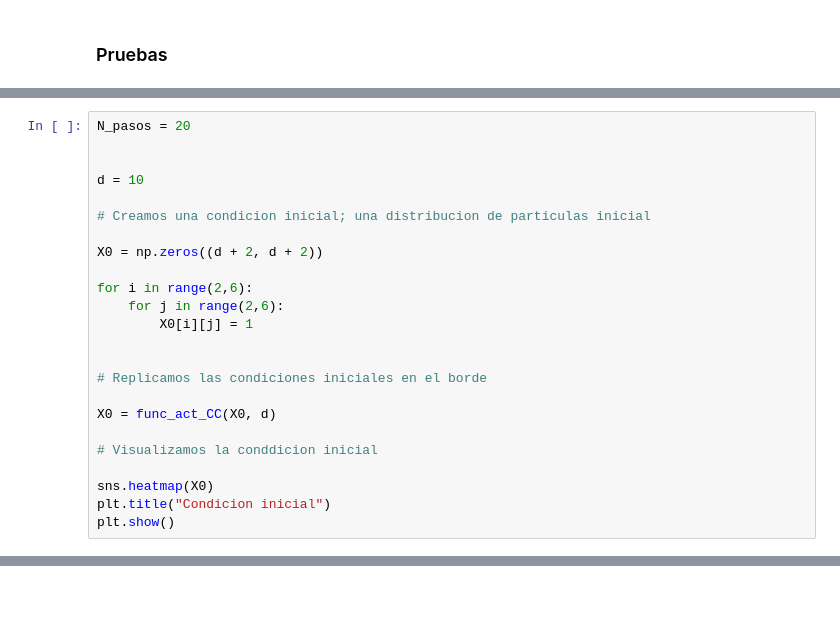
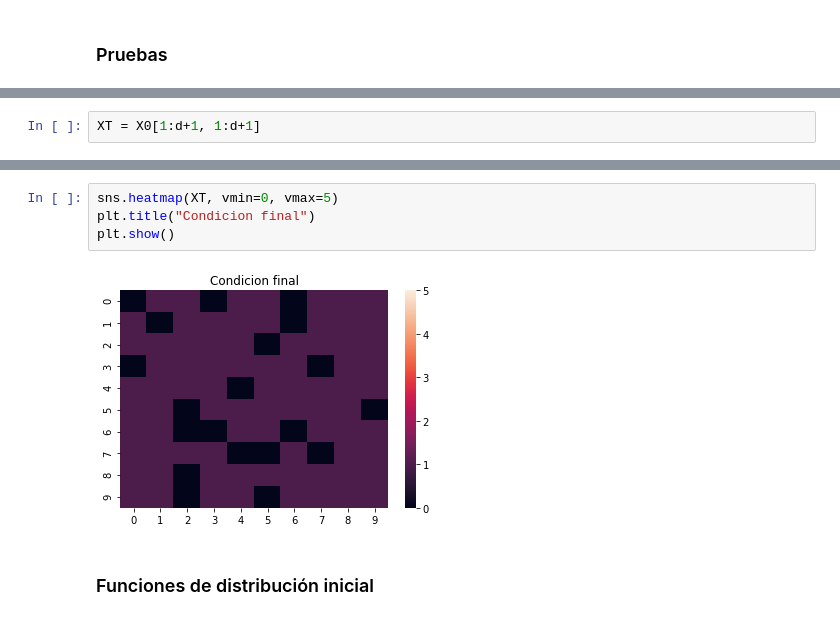
Before and after one commit to AdrianoValdesGomez/Selected-Topics-in-Biophysics, a Jupyter notebook: Notebooks/Gillespie Algorithm (Extension to anisotropic environments).ipynb, the cells around one changed output, grey strips where cells are left out. Cells and saved outputs as stored; diff of their text form; blank space fills up the shorter version.

```diff
--- a/Notebooks/Gillespie Algorithm (Extension to anisotropic environments).ipynb
+++ b/Notebooks/Gillespie Algorithm (Extension to anisotropic environments).ipynb
@@ -764,24 +746,0 @@ def actualizacion_as(a, X):
-# %%
-N_pasos = 20
-
-
-d = 10
-
-# Creamos una condicion inicial; una distribucion de particulas inicial
-
-X0 = np.zeros((d + 2, d + 2))
-
-for i in range(2,6):
-    for j in range(2,6):
-        X0[i][j] = 1
-
-
-# Replicamos las condiciones iniciales en el borde
-
-X0 = func_act_CC(X0, d)
-
-# Visualizamos la conddicion inicial
-
-sns.heatmap(X0)
-plt.title("Condicion inicial")
-plt.show()
@@ -793,0 +747,2 @@ X[0][0]
+# %%
+XT = X0[1:d+1, 1:d+1]
@@ -793,0 +763,8 @@ X[0][0]
+# %%
+sns.heatmap(XT, vmin=0, vmax=5)
+plt.title("Condicion final")
+plt.show()
+# %% [output]
+[figure, added]
+# %% [markdown]
+### Funciones de distribución inicial
```
Also changed, not shown: parts of 29 cells of this notebook.
